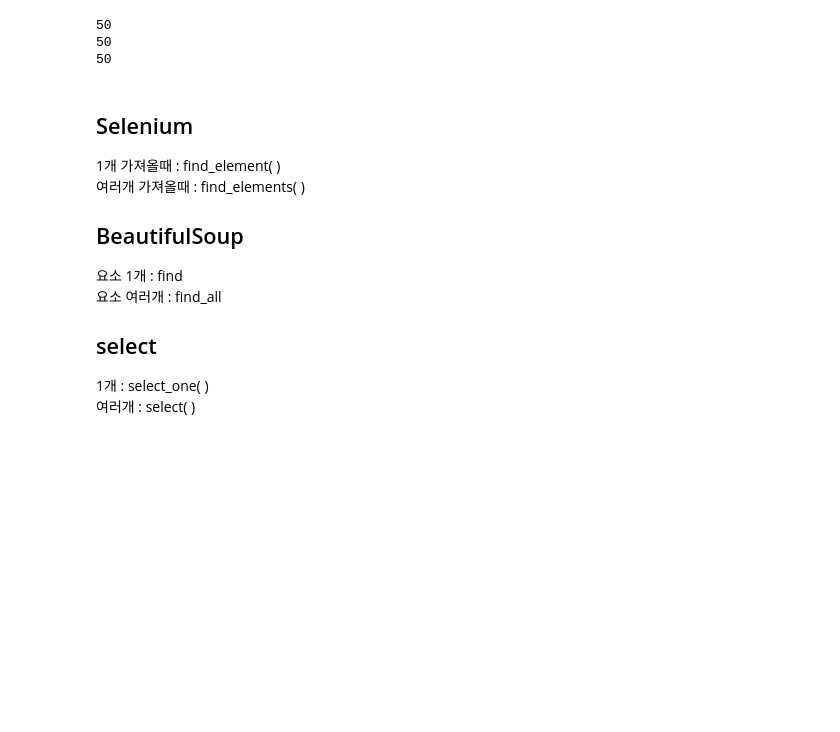
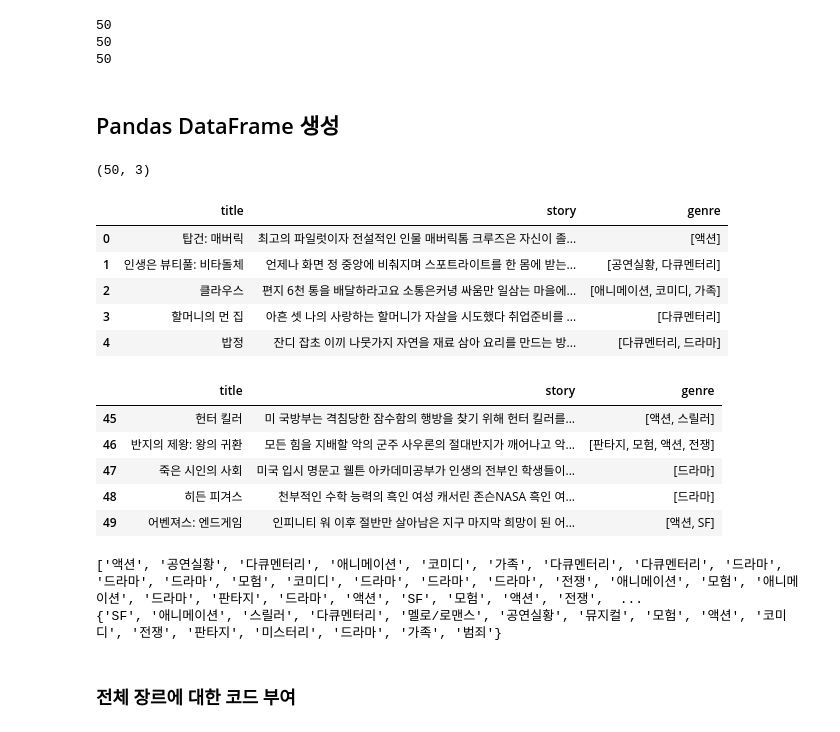
Before and after one commit to viperact/pythondemo, a Jupyter notebook: python_19_naver_movie_wordcloud.ipynb, the cells around one changed output. Drawn from its saved outputs; the diff is of its cells as text; code cells hidden in the pictures; blank space fills up the shorter version.

```diff
--- a/python_19_naver_movie_wordcloud.ipynb
+++ b/python_19_naver_movie_wordcloud.ipynb
@@ -114,15 +148,43 @@ print(len(story))
 50
 50
 50
-# %% [markdown]
-## Selenium
-1개 가져올때 : find_element( )
-여러개 가져올때 : find_elements( )
-
-## BeautifulSoup
-요소 1개 : find
-요소 여러개 : find_all
-
-## select
-1개 : select_one( )
-여러개 : select( )
+# %% [markdown]
+## Pandas DataFrame 생성
+# %%
+movie = pd.DataFrame(data = {'title' : title, 'story' : story, 'genre' : genre})
+movie.shape
+# %% [output]
+(50, 3)
+# %%
+movie.head()
+# %% [output]
+|  | title | story | genre |
+| 0 | 탑건: 매버릭 | 최고의 파일럿이자 전설적인 인물 매버릭톰 크루즈은 자신이 졸... | [액션] |
+| 1 | 인생은 뷰티풀: 비타돌체 | 언제나 화면 정 중앙에 비춰지며 스포트라이트를 한 몸에 받는... | [공연실황, 다큐멘터리] |
+| 2 | 클라우스 | 편지 6천 통을 배달하라고요 소통은커녕 싸움만 일삼는 마을에... | [애니메이션, 코미디, 가족] |
+| 3 | 할머니의 먼 집 | 아흔 셋 나의 사랑하는 할머니가 자살을 시도했다 취업준비를 ... | [다큐멘터리] |
+| 4 | 밥정 | 잔디 잡초 이끼 나뭇가지 자연을 재료 삼아 요리를 만드는 방... | [다큐멘터리, 드라마] |
+# %%
+movie.tail()
+# %% [output]
+|  | title | story | genre |
+| 45 | 헌터 킬러 | 미 국방부는 격침당한 잠수함의 행방을 찾기 위해 헌터 킬러를... | [액션, 스릴러] |
+| 46 | 반지의 제왕: 왕의 귀환 | 모든 힘을 지배할 악의 군주 사우론의 절대반지가 깨어나고 악... | [판타지, 모험, 액션, 전쟁] |
+| 47 | 죽은 시인의 사회 | 미국 입시 명문고 웰튼 아카데미공부가 인생의 전부인 학생들이... | [드라마] |
+| 48 | 히든 피겨스 | 천부적인 수학 능력의 흑인 여성 캐서린 존슨NASA 흑인 여... | [드라마] |
+| 49 | 어벤져스: 엔드게임 | 인피니티 워 이후 절반만 살아남은 지구 마지막 희망이 된 어... | [액션, SF] |
+# %%
+# genre의 unique값만 뽑기
+import numpy as np
+
+genres_list = np.concatenate(movie['genre']).tolist()
+print(genres_list)
+
+# set으로 정했기때문에 코드부여는 랜덤하게 이루어짐
+genres_list = set(genres_list)
+print(genres_list)
+# %% [output]
+['액션', '공연실황', '다큐멘터리', '애니메이션', '코미디', '가족', '다큐멘터리', '다큐멘터리', '드라마', '드라마', '드라마', '모험', '코미디', '드라마', '드라마', '드라마', '전쟁', '애니메이션', '모험', '애니메이션', '드라마', '판타지', '드라마', '액션', 'SF', '모험', '액션', '전쟁',  ...
+{'SF', '애니메이션', '스릴러', '다큐멘터리', '멜로/로맨스', '공연실황', '뮤지컬', '모험', '액션', '코미디', '전쟁', '판타지', '미스터리', '드라마', '가족', '범죄'}
+# %% [markdown]
+### 전체 장르에 대한 코드 부여
```
Also changed, not shown: parts of 14 cells of this notebook.
